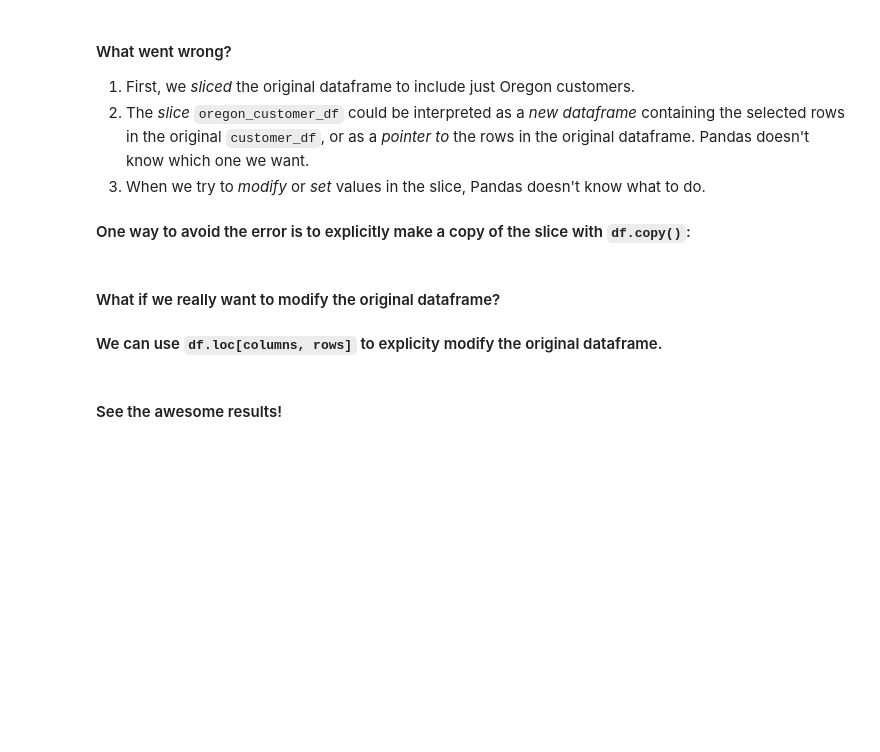
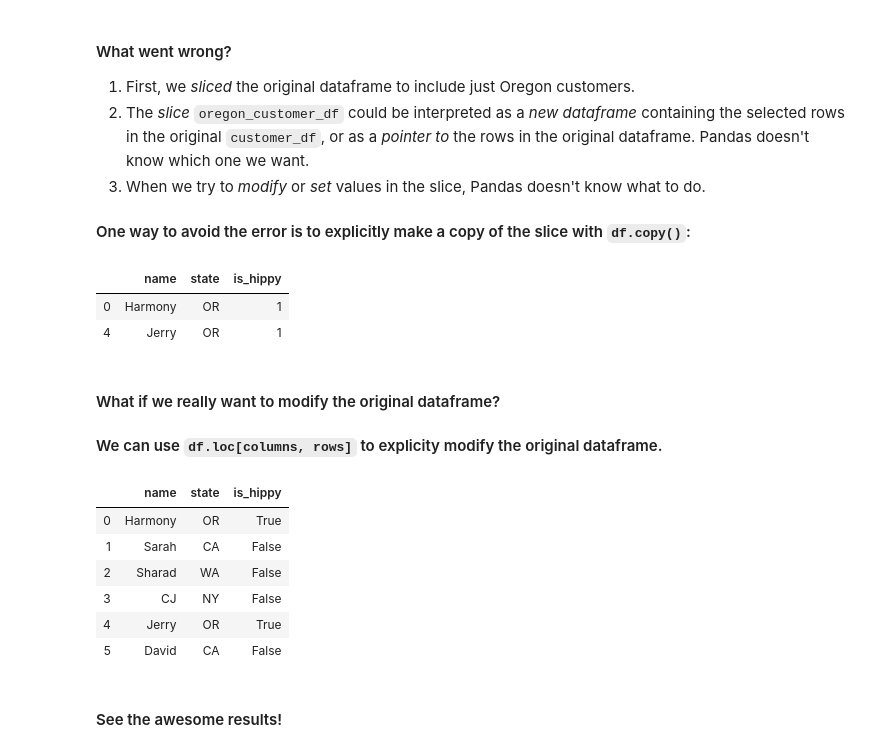
Before and after one commit to lindseyberlin/utilizing-libraries_HTX-DS-111819, a Jupyter notebook: intro_to_libraries_numpy_and_pandas.ipynb, the cells around one changed output. Saved outputs shown, nothing was run; the diff lists cells and outputs as text; code cells hidden in the pictures; blank space fills up the shorter version.

```diff
--- a/intro_to_libraries_numpy_and_pandas.ipynb
+++ b/intro_to_libraries_numpy_and_pandas.ipynb
@@ -314,14 +469,17 @@ This list-of-dictionaries format is a common way to represent _rows of data_ in
 
 Pandas is not the only tool that supports it natively: **MongoDB** also represents each row of a dataset as a dictionary. This format is also useful when working with big data in Spark.
 # %%
-def get_customer_data():
-    """Return a Pandas DataFrame containing imaginary customer data."""
-    customers = [
+customers = [
         {'name': 'Harmony', 'state': 'OR'},
         {'name': 'Sarah', 'state': 'CA'},
         {'name': 'Sharad', 'state': 'WA'},
         {'name': 'CJ', 'state': 'NY'},
         {'name': 'Jerry', 'state': 'OR'},
+        {'name': 'David', 'state': 'CA'}
     ]
-    return pd.DataFrame(customers)
+
+def get_customer_data(data):
+    """Return a Pandas DataFrame containing imaginary customer data."""
+
+    return pd.DataFrame(data)
 # %%
@@ -329,4 +495,4 @@ get_customer_data()
 # %% [markdown]
 #### Get the customer data
 # %%
-customer_df = get_customer_data()
+customer_df = get_customer_data(customers)
@@ -360,12 +574,26 @@ customer_df
 oregon_customer_df = customer_df[customer_df['state'] == 'OR'].copy()
 oregon_customer_df['is_hippy'] = 1
 oregon_customer_df
+# %% [output]
+|  | name | state | is_hippy |
+| 0 | Harmony | OR | 1 |
+| 4 | Jerry | OR | 1 |
 # %% [markdown]
 #### What if we really want to modify the original dataframe?
 #### We can use `df.loc[columns, rows]` to explicity modify the original dataframe.
 # %%
 customer_df.loc[customer_df['state'] == 'OR', 'is_hippy'] = True
 customer_df.loc[customer_df['state'] != 'OR', 'is_hippy'] = False
+# %%
+customer_df
+# %% [output]
+|  | name | state | is_hippy |
+| 0 | Harmony | OR | True |
+| 1 | Sarah | CA | False |
+| 2 | Sharad | WA | False |
+| 3 | CJ | NY | False |
+| 4 | Jerry | OR | True |
+| 5 | David | CA | False |
 # %% [markdown]
 #### See the awesome results!
 # %%
```
Also changed, not shown: parts of 60 cells of this notebook.
